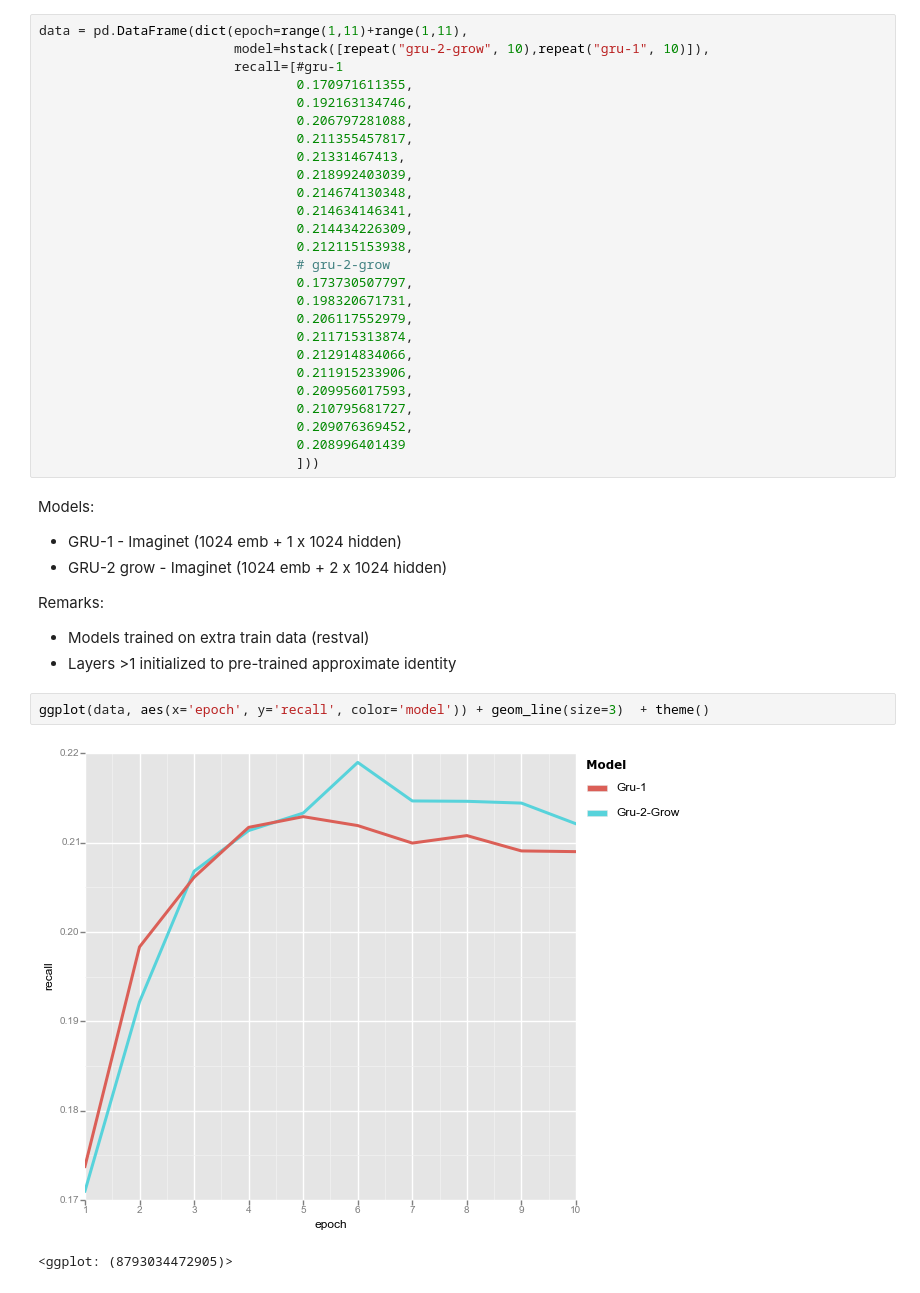
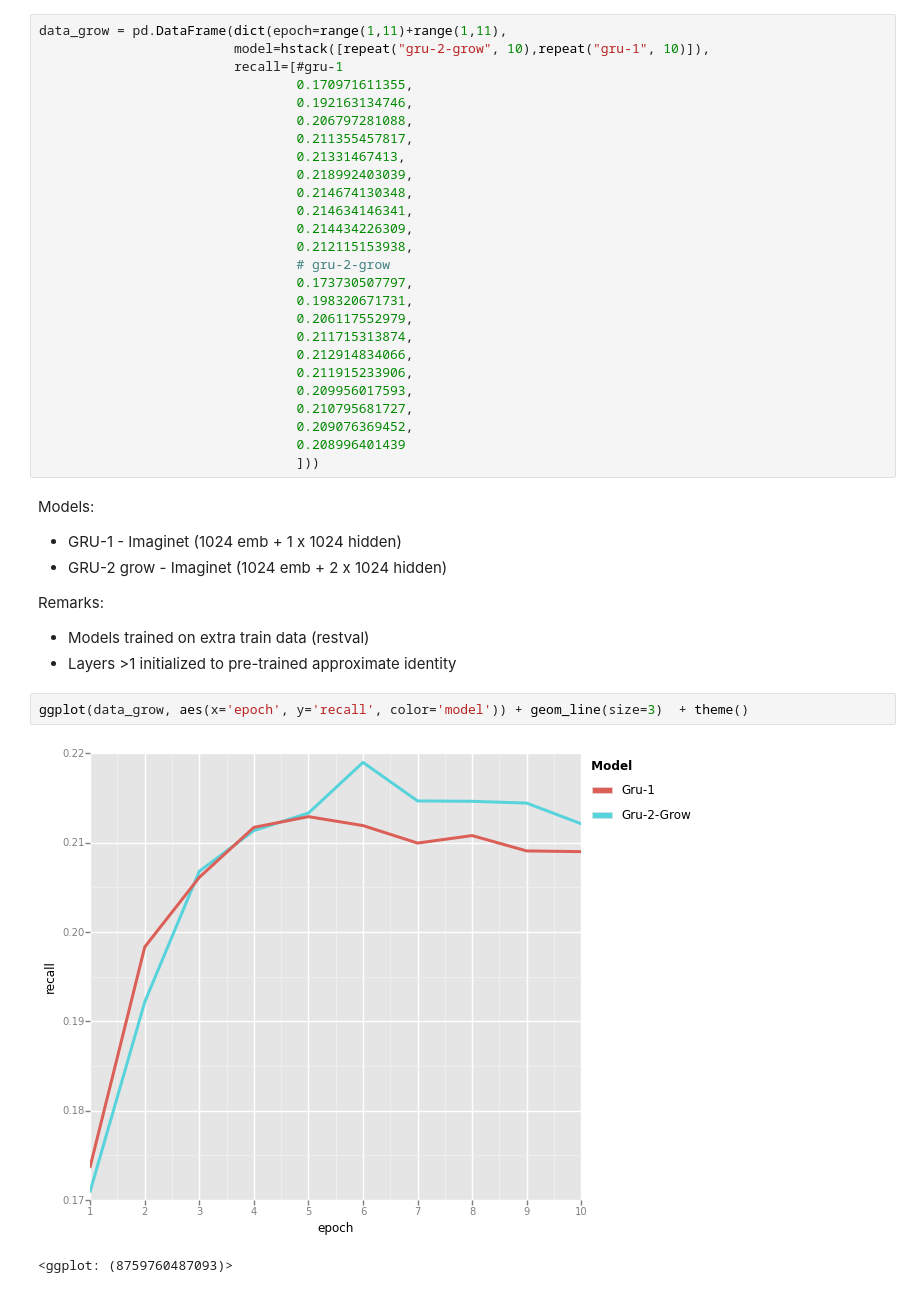
Before and after one commit to gchrupala/reimaginet, a Jupyter notebook: notes.ipynb, the cells around one changed output. Saved outputs shown, nothing was run; the diff lists cells and outputs as text.

```diff
--- a/notes.ipynb
+++ b/notes.ipynb
@@ -79,5 +115,5 @@ ggplot(data, aes(x='epoch', y='recall', color='model')) + geom_line(size=3)  + t
 # %%
-data = pd.DataFrame(dict(epoch=range(1,11)+range(1,11),
+data_grow = pd.DataFrame(dict(epoch=range(1,11)+range(1,11),
                          model=hstack([repeat("gru-2-grow", 10),repeat("gru-1", 10)]),
                          recall=[#gru-1
                                  0.170971611355,
@@ -111,7 +147,7 @@ Remarks:
    - Models trained on extra train data (restval)
    - Layers >1 initialized to pre-trained approximate identity
 # %%
-ggplot(data, aes(x='epoch', y='recall', color='model')) + geom_line(size=3)  + theme()
+ggplot(data_grow, aes(x='epoch', y='recall', color='model')) + geom_line(size=3)  + theme()
 # %% [output]
-[figure, old version]
+[figure, new version]
-<ggplot: (8793034472905)>
+<ggplot: (8759760487093)>
```
Also changed, not shown: parts of 4 cells of this notebook.
